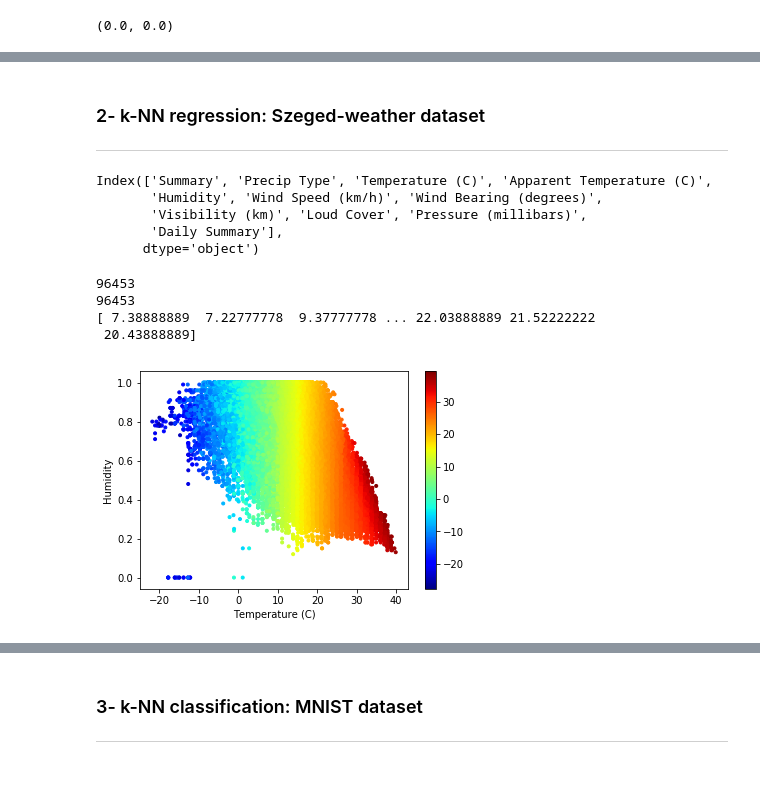
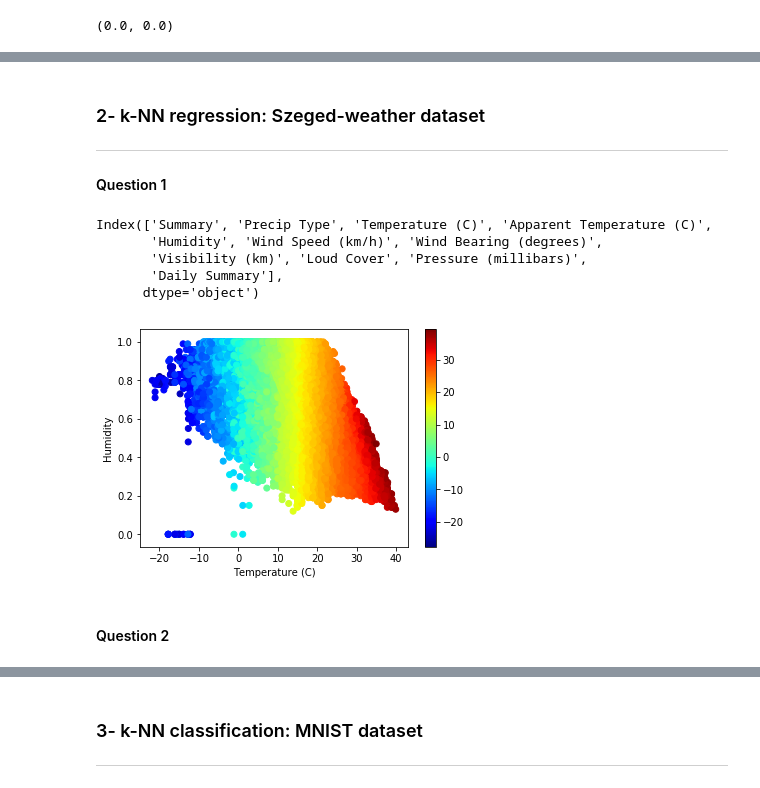
Before and after one commit to Maxtov/SI221, a Jupyter notebook: TP2/TP_kNN_Thauvin_Vranckx.ipynb, the cells around one changed output, grey strips where cells are left out. Saved outputs shown, nothing was run; the diff lists cells and outputs as text; code cells hidden in the pictures.

```diff
--- a/TP2/TP_kNN_Thauvin_Vranckx.ipynb
+++ b/TP2/TP_kNN_Thauvin_Vranckx.ipynb
@@ -168,6 +168,7 @@ for sig in sigmas:
 ### 2- k-NN regression: Szeged-weather dataset
 
 ---
+#### Question 1
 # %%
 import pandas as pd
 
@@ -183,20 +184,13 @@ Index(['Summary', 'Precip Type', 'Temperature (C)', 'Apparent Temperature (C)',
 temperature = np.array(df["Temperature (C)"])
 humidity = np.array(df["Humidity"])
 apparent_temp = np.array(df["Apparent Temperature (C)"])
-
-print(len(temperature))
-print(len(humidity))
-print(apparent_temp)
-# %% [output]
-96453
-96453
-[ 7.38888889  7.22777778  9.37777778 ... 22.03888889 21.52222222
- 20.43888889]
 # %%
-plt.scatter(temperature,humidity,c=apparent_temp,marker=".",cmap="jet")
+#Permet d'afficher la température ressentie (couleur) en fonction
+#de l'humidité et de la température
+plt.scatter(temperature,humidity,c=apparent_temp,cmap="jet")
 plt.xlabel("Temperature (C)")
 plt.ylabel("Humidity")
 plt.colorbar()
 plt.show(block= False)
 # %% [output]
-[figure, old version]
+[figure, new version]
@@ -223,0 +197,2 @@ plt.show()
+# %% [markdown]
+#### Question 2
```
Also changed, not shown: parts of 12 cells of this notebook, 1 other file.
